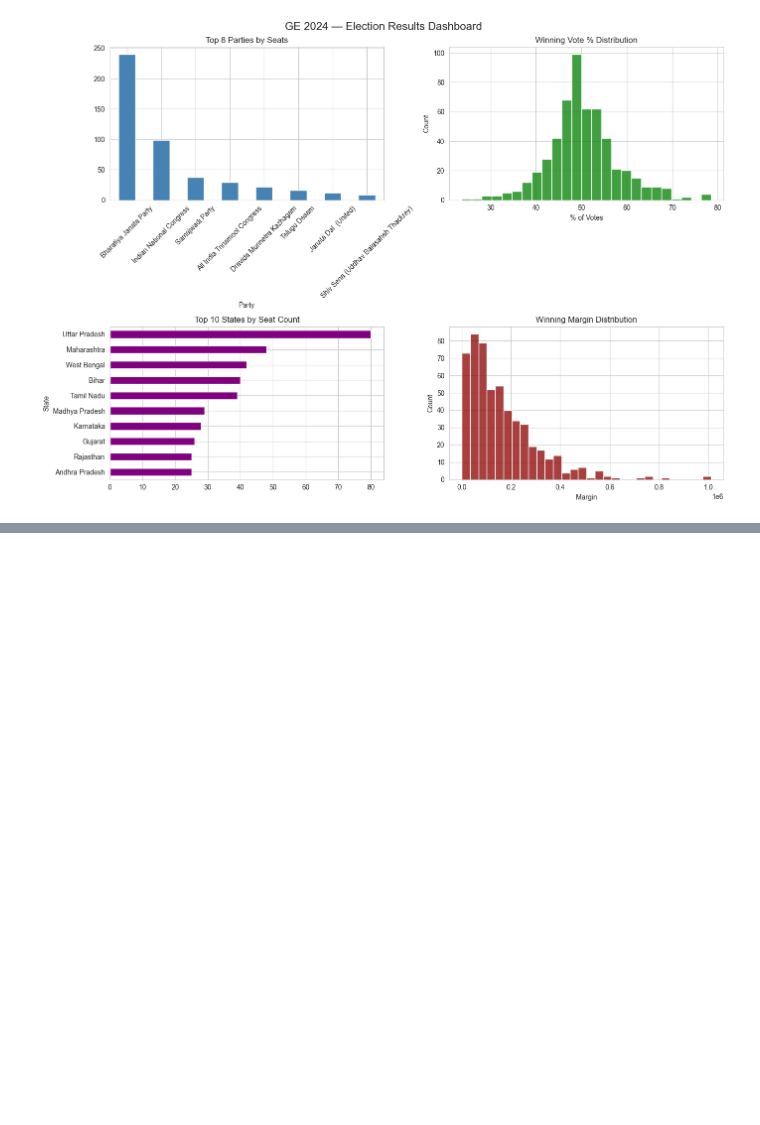
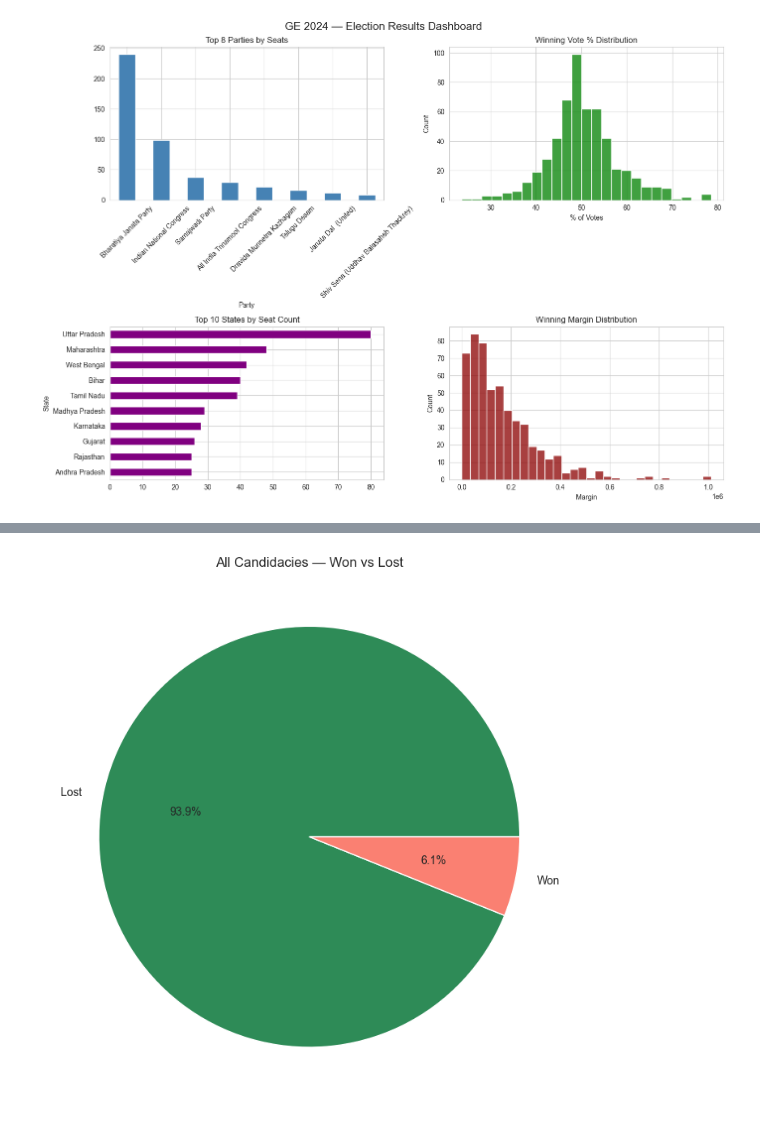
Before and after one commit to geershatisaxena/Election, a Jupyter notebook: res.ipynb, the cells around one changed output, grey strips where cells are left out. Drawn from its saved outputs; the diff is of its cells as text; code cells hidden in the pictures; blank space fills up the shorter version.

```diff
--- a/res.ipynb
+++ b/res.ipynb
@@ -1257,0 +1266,8 @@ plt.tight_layout()
+# %%
+plt.figure(figsize=(7, 7))
+df["Result"].value_counts().plot(kind="pie", autopct="%1.1f%%", colors=["seagreen", "salmon"])
+plt.title("All Candidacies — Won vs Lost")
+plt.ylabel("")
+plt.tight_layout()
+# %% [output]
+[figure, added]
```
Also changed, not shown: parts of 6 cells of this notebook.
